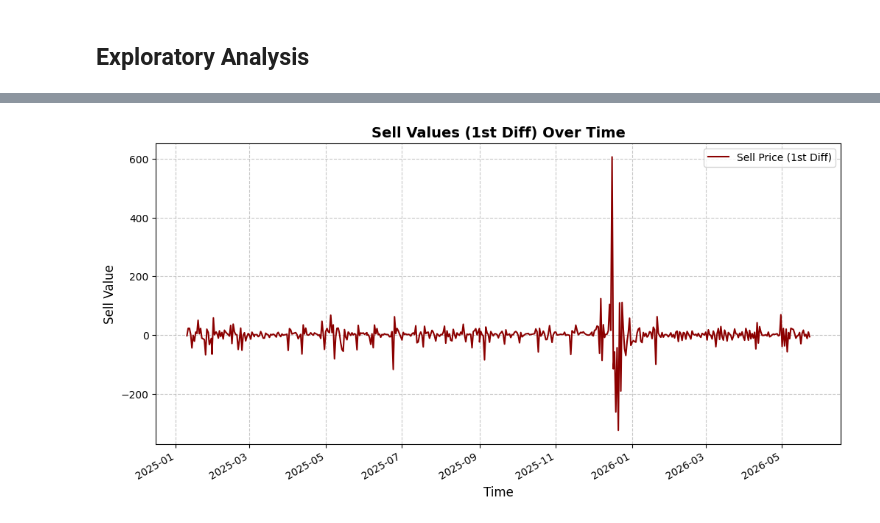
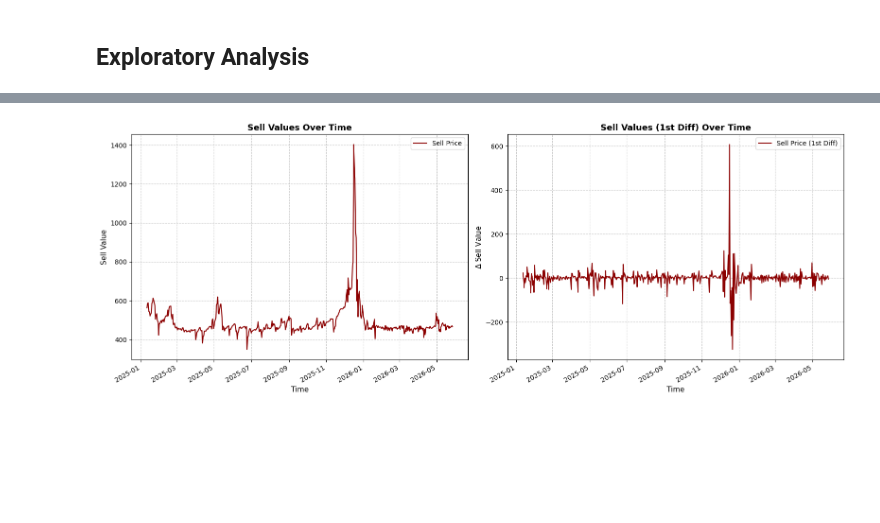
Before and after one commit to Lukee563/Time-Series-Modeling, a Jupyter notebook: analysis/modeling.ipynb, the cells around one changed output, grey strips where cells are left out. Saved outputs shown, nothing was run; the diff lists cells and outputs as text; code cells hidden in the pictures; blank space fills up the shorter version.

```diff
--- a/analysis/modeling.ipynb
+++ b/analysis/modeling.ipynb
@@ -154,20 +122,28 @@ plt.show()
 # %%
-# Set up the figure size for better readability
-plt.figure(figsize=(12, 6))
+fig, (ax1, ax2) = plt.subplots(1, 2, figsize=(16, 6))
 
-plt.plot(differenced_data['timestamp'], differenced_data['diff_sell'],
-label='Sell Price (1st Diff)', color='darkred', linewidth=1.5)
+# LEFT PLOT: Raw Sell Price
+ax1.plot(cleaned_data['timestamp'], cleaned_data['sell'],
+         label='Sell Price', color='darkred', linewidth=1.5)
 
-plt.title('Sell Values (1st Diff) Over Time', fontsize=14, fontweight='bold')
-plt.xlabel('Time', fontsize=12)
-plt.ylabel('Sell Value', fontsize=12)
+ax1.set_title('Sell Values Over Time', fontsize=13, fontweight='bold')
+ax1.set_xlabel('Time', fontsize=11)
+ax1.set_ylabel('Sell Value', fontsize=11)
+ax1.grid(True, linestyle='--', alpha=0.7)
+ax1.legend()
 
-# Add a grid for easier visual tracking of price levels
-plt.grid(True, linestyle='--', alpha=0.7)
-plt.legend()
-plt.gcf().autofmt_xdate()
+# RIGHT PLOT: 1st Differenced
+ax2.plot(differenced_data['timestamp'], differenced_data['diff_sell'],
+         label='Sell Price (1st Diff)', color='darkred', linewidth=1.5)
 
-# Display the plot
+ax2.set_title('Sell Values (1st Diff) Over Time', fontsize=13, fontweight='bold')
+ax2.set_xlabel('Time', fontsize=11)
+ax2.set_ylabel('$\Delta$ Sell Value', fontsize=11)
+ax2.grid(True, linestyle='--', alpha=0.7)
+ax2.legend()
+
+fig.autofmt_xdate()
+plt.tight_layout()
 plt.show()
 # %% [output]
-[figure, old version]
+[figure, new version]
```
Also changed, not shown: parts of 7 cells of this notebook, 4 other files.
